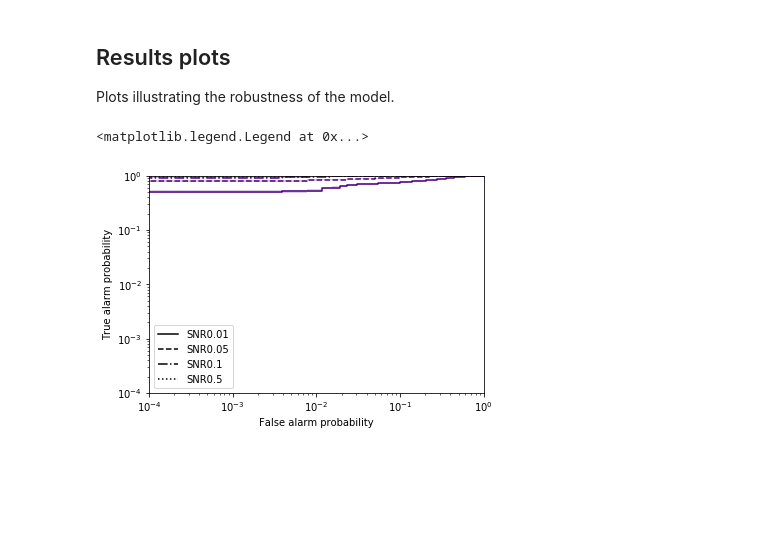
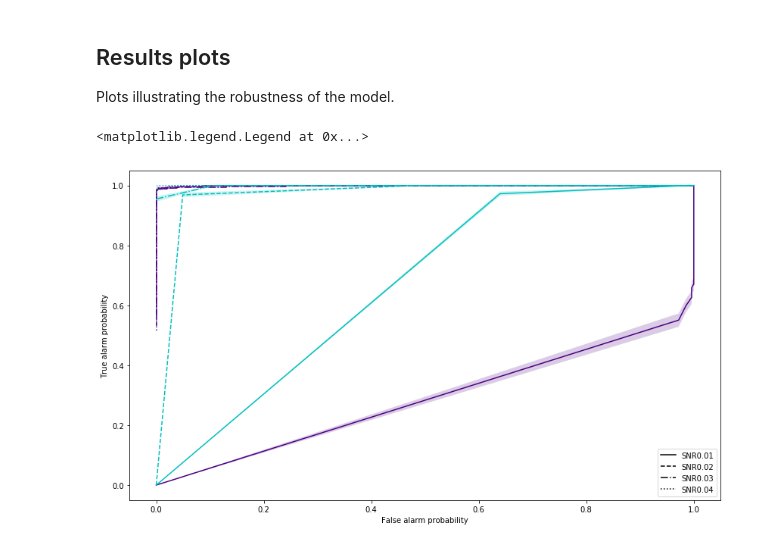
Before and after one commit to hagabbar/craft_prospect, a Jupyter notebook: LSTM_classification_approach.ipynb, the cells around one changed output. Saved outputs shown, nothing was run; the diff lists cells and outputs as text; code cells hidden in the pictures; blank space fills up the shorter version.

```diff
--- a/LSTM_classification_approach.ipynb
+++ b/LSTM_classification_approach.ipynb
@@ -384,5 +554,5 @@ model.compile(loss='binary_crossentropy', optimizer='adam', metrics=['accuracy']
 # %% [markdown]
 ## Train and save model
 # %%
-model.fit(X_train, Y_train, validation_data=(X_val, Y_val), batch_size = batch_size, epochs = 100,  verbose = 1)
+model.fit(X_train, Y_train, validation_data=(X_val, Y_val), batch_size = batch_size, epochs = 2,  verbose = 1)
 # %% [output]
@@ -397,7 +571,3 @@ Evaluate the accuracy on a unique test set which has
 not been used during either the training or the validation phase.
 Only look at the first N elements of sequences (same length as that
 used during training).
-# %%
-score,acc = model.evaluate(X_test[:,:bitstream_len]/bit_max_number,Y_test,batch_size=batch_size,verbose=2)
-print("Score: %.2f" % (score))
-print("Validation Accuracy: %.2f" % (acc))
@@ -407,8 +574,13 @@ Validation Accuracy: 0.81
 # %%
-# Make predictions
-preds = model.predict(X_test[:,:bitstream_len]/bit_max_number)
-targets = Y_test[:]
+for i in range(len(snrs)):
+    score,acc = model.evaluate(X_test[i]/bit_max_number,Y_test[i],batch_size=batch_size,verbose=2)
+    print("Score: %.2f at snr %.8f" % (score,snrs[i]))
+    print("Validation Accuracy: %.2f at snr %.8f" % (acc,snrs[i]))
 
-# Save model predictions
-np.save('{0}/SNR{1}/run{2}/targets.npy'.format(ML_path,snr,run), targets)
-np.save('{0}/SNR{1}/run{2}/preds.npy'.format(ML_path,snr,run), preds)
+    # Make predictions
+    preds = model.predict(X_test[i]/bit_max_number)
+    targets = Y_test[i,:]
+
+    # Save model predictions
+    np.save('{0}/SNR{1}/run{2}/targets.npy'.format(ML_path,snrs[i],run), targets)
+    np.save('{0}/SNR{1}/run{2}/preds.npy'.format(ML_path,snrs[i],run), preds)
@@ -424,10 +607,11 @@ def CNN_ROC(ml_path, snr, run, network_type, num_test):
     if network_type == 'ML':
         targets = np.load('{0}/SNR{1}/run{2}/targets.npy'.format(ml_path,snr,run))
         preds = np.load('{0}/SNR{1}/run{2}/preds.npy'.format(ml_path,snr,run))
+        targets, preds = targets[:num_test], preds[:num_test,:]
     elif network_type == 'diehard':
         targets = np.load('{0}/SNR{1}/run{2}/diehard_targets.npy'.format(ml_path,snr,run))
         preds = np.load('{0}/SNR{1}/run{2}/diehard_preds.npy'.format(ml_path,snr,run))
-    targets, preds = targets[:num_test], preds[:num_test,:]
+        targets, preds = targets[:num_test], preds[:num_test]
     assert len(preds) == len(targets)
     FDP, TDP, _ = metrics.roc_curve(targets, preds)
     FDP_error = [sigma(len(targets)/2., t) for t in FDP]
@@ -511,7 +696,7 @@ MF_acc = []
 CNN_acc = []
 
 # plot roc curves
-fig1 = plt.figure()
+fig1 = plt.figure(figsize=(14,8))
 ax1 = fig1.add_subplot(1, 1, 1)
 ax1.set_rasterization_zorder(1)
 
@@ -523,37 +708,41 @@ lineArtist = plt.Line2D((0, 1), (0, 0), color='k', linestyle='-')
 dashArtist = plt.Line2D((0, 1), (0, 0), color='k', linestyle='--')
 dashdotArtist = plt.Line2D((0, 1), (0, 0), color='k', linestyle='-.')
 dotArtist = plt.Line2D((0,1), (0, 0), color = 'k', linestyle = ':')
 c1Artist = plt.Line2D((0, 1), (0, 0), color=colours[0], linestyle='', marker='o')
 c2Artist = plt.Line2D((0, 1), (0, 0), color=colours[1], linestyle='', marker='o')
 c3Artist = plt.Line2D((0, 1), (0, 0), color=colours[2], linestyle='', marker='o')
 
 # handles for different plots
 handles = [lineArtist, dashArtist, dashdotArtist,dotArtist]
 acc_handles = [c1Artist, c2Artist, lineArtist, dashArtist, dashdotArtist]
-ROC_labels = ['SNR0.01', 'SNR0.05', 'SNR0.1', 'SNR0.5']
-acc_labels = ['CNN-LSTM', 'Diehard', 'FAP = 0.1', 'FAP = 0.01', 'FAP = 0.001']
+ROC_labels = ['SNR0.01', 'SNR0.02', 'SNR0.03', 'SNR0.04']
+acc_labels = ['CNN', 'Diehard', 'FAP = 0.1', 'FAP = 0.01', 'FAP = 0.001']
 
 # calcualte ROC curves and accuracy
 for snr, run in zip(snrs, runs):
     FDP, TDP, FDP_error, TDP_error = CNN_ROC(ML_path, snr, run, 'ML', test_set_N)
     CNN_ROCs.append([FDP, TDP, FDP_error, TDP_error])
     CNN_acc.append([accuracy(FDP, TDP, TDP_error, t) for t in thresholds])
 
     FDP, TDP, FDP_error, TDP_error = CNN_ROC(ML_path, snr, run, 'diehard', test_set_N)
     MF_ROCs.append([FDP, TDP, FDP_error, TDP_error])
     MF_acc.append([accuracy(FDP, TDP, TDP_error, t) for t in thresholds])
 
 for i, d in enumerate([CNN_ROCs[n] for n in to_plot]):
     ax1.plot(d[0], d[1], c=colours[0], linestyle=linestyles[i], label='CNN snr {0}'.format(snrs[i]))
     ax1.fill_between(d[0], d[1]+d[3], d[1]-d[3], alpha=0.2, facecolor=colours[0], zorder=0)
 
+for i, d in enumerate([MF_ROCs[n] for n in to_plot]):
+    ax1.plot(d[0], d[1], c=colours[1], linestyle=linestyles[i], label='Diehard snr {0}'.format(snrs[i]))
+    ax1.fill_between(d[0], d[1]+d[3], d[1]-d[3], alpha=0.2, facecolor=colours[1], zorder=0)
+
 ax1.set_xlabel('False alarm probability')
 ax1.set_ylabel('True alarm probability')
-ax1.set_xscale('log')
-ax1.set_yscale('log')
-ax1.set_xlim(1e-4, 1)
-ax1.set_ylim(1e-4, 1)
+#ax1.set_xscale('log')
+#ax1.set_yscale('log')
+#ax1.set_xlim(1e-4, 1)
+#ax1.set_ylim(1e-4, 1)
 ax1.legend(handles, ROC_labels)
 # %% [output]
 <matplotlib.legend.Legend at 0x...>
-[figure, old version]
+[figure, new version]
```
Also changed, not shown: parts of 25 cells of this notebook.
